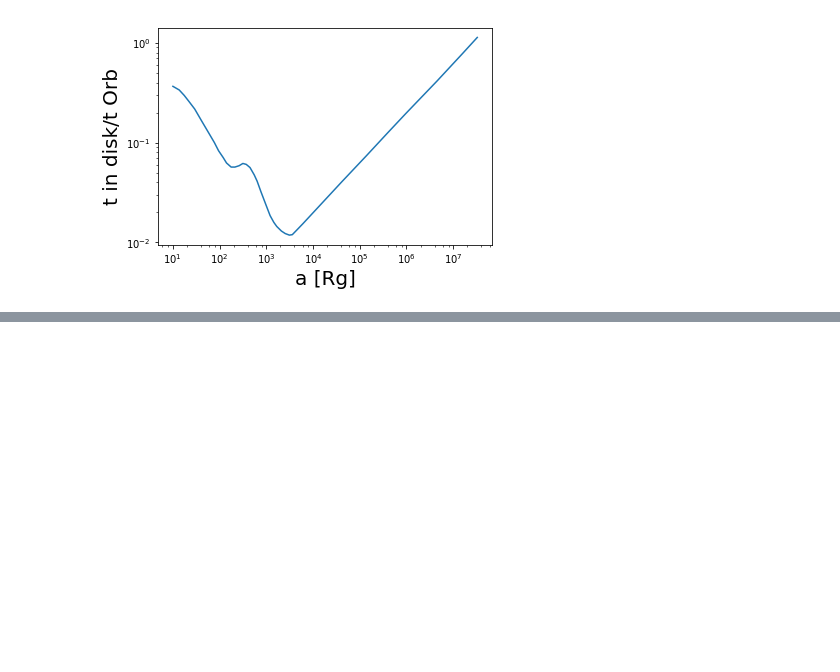
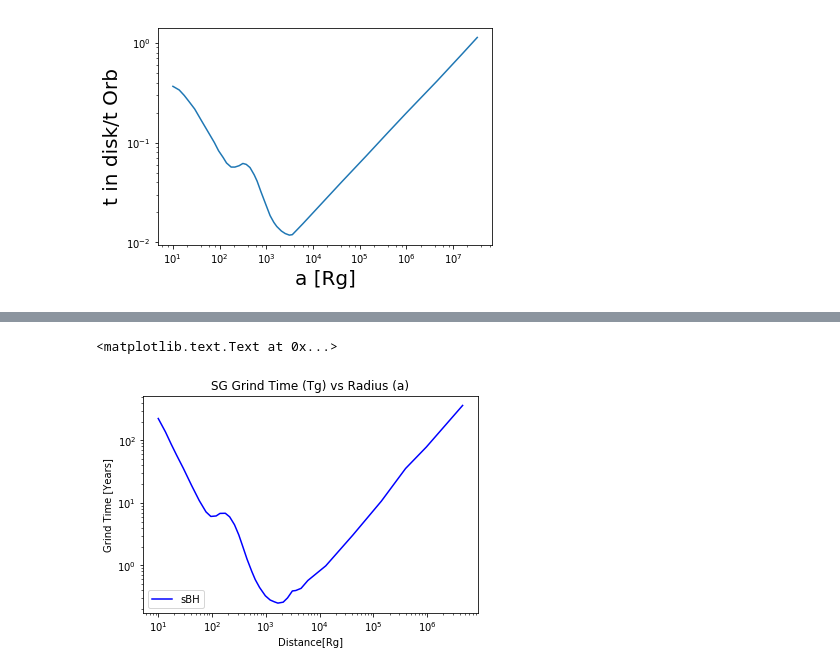
Before and after one commit to gfabj/Summer_Research_Project, a Jupyter notebook: SG_Model.ipynb, the cells around one changed output, grey strips where cells are left out. Drawn from its saved outputs; the diff is of its cells as text; code cells hidden in the pictures; blank space fills up the shorter version.

```diff
--- a/SG_Model.ipynb
+++ b/SG_Model.ipynb
@@ -417,0 +459,12 @@ plt.ylabel('Time Grind [Years]',size=20)
+# %%
+logPlot = plt.gca()
+logPlot.loglog(d_rg1,TgrindsBH(Density_sBH,d_km,Rbondi,h_a2,np.pi/4,T_Orb1),c ='b',label = 'sBH')
+plt.legend()
+plt.xlabel('Distance[Rg]')
+plt.ylabel('Grind Time [Years]')
+ax = plt.subplot(111)
+plt.savefig('sBH.pdf', dpi=300, bbox_inches='tight')
+plt.title('SG Grind Time (Tg) vs Radius (a)')
+# %% [output]
+<matplotlib.text.Text at 0x...>
+[figure, added]
```
Also changed, not shown: parts of 13 cells of this notebook.
